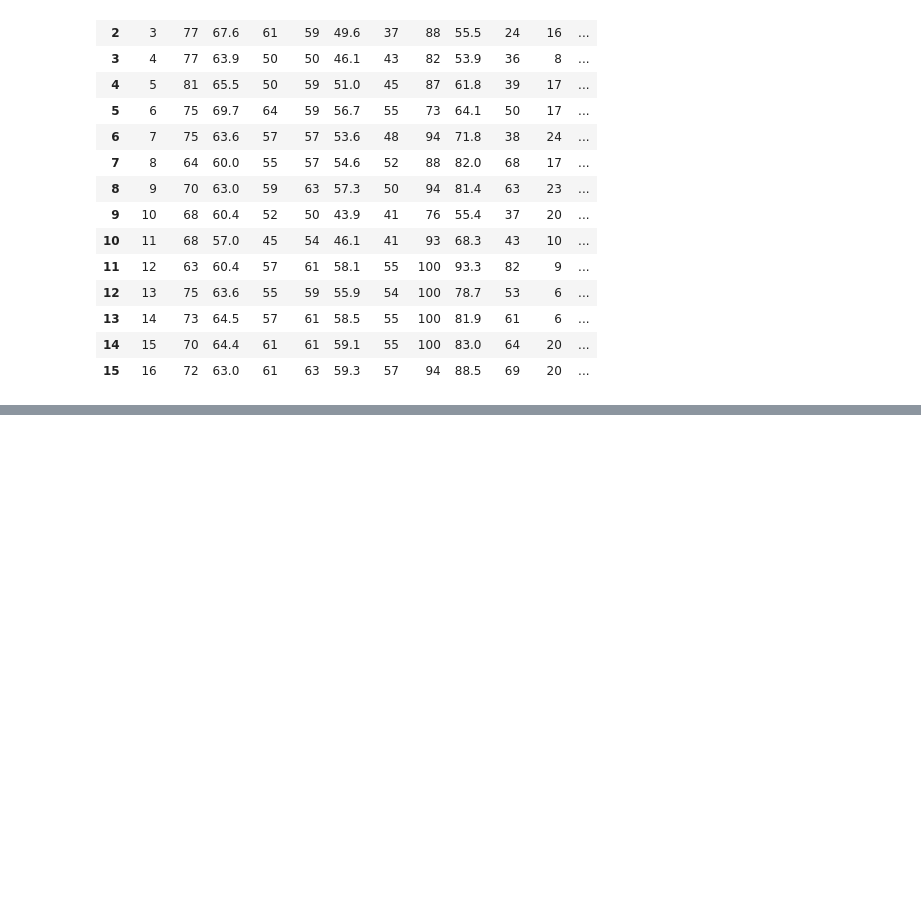
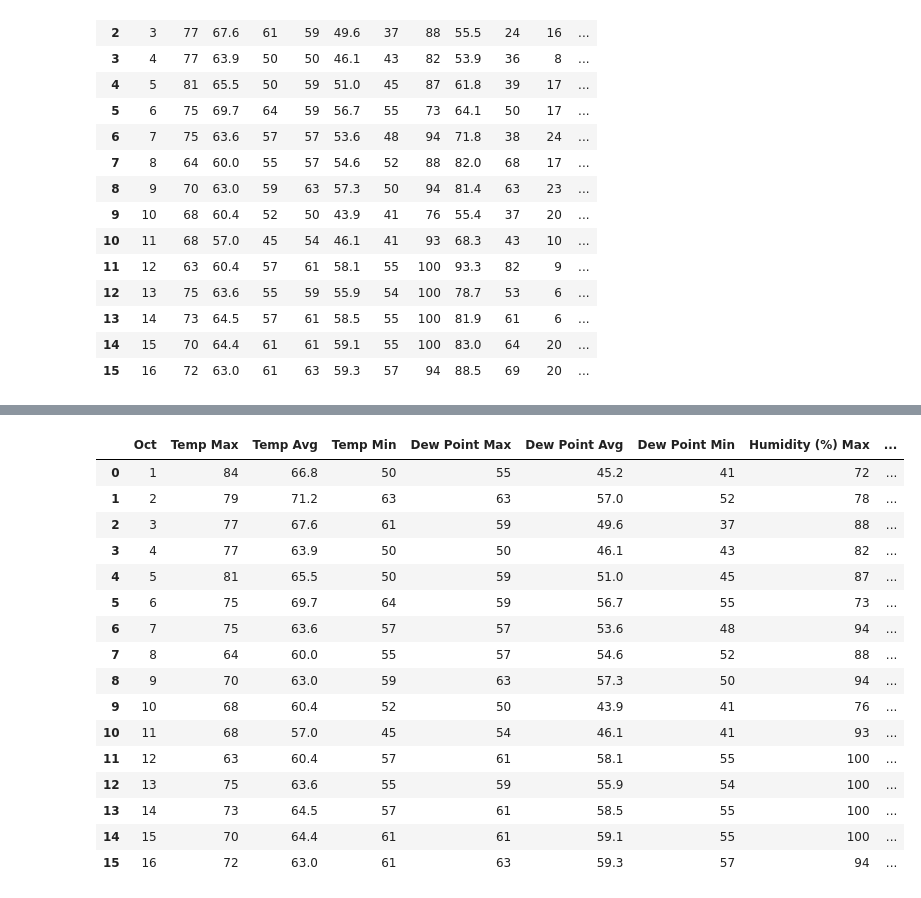
Before and after one commit to ngcarvajall/Lab_Selenium, a Jupyter notebook: laboratori.ipynb, the cells around one changed output, grey strips where cells are left out. Saved outputs shown, nothing was run; the diff lists cells and outputs as text; code cells hidden in the pictures; blank space fills up the shorter version.

```diff
--- a/laboratori.ipynb
+++ b/laboratori.ipynb
@@ -356,3 +336,23 @@ df_final
+# %%
+diccionario = {1: 'Enero', 2: 'Febrero', 3: 'Marzo', 4: 'Abril', 5: 'Mayo', 6: 'Junio', 7:'Julio', 8: 'Agosto', 9: 'Septiembre', 10: 'Octubre', 11:'Noviembre', 12: 'Diciembre'}
+# %% [output]
+|  | Oct | Temp Max | Temp Avg | Temp Min | Dew Point Max | Dew Point Avg | Dew Point Min | Humidity (%) Max | ... |
+| 0 | 1 | 84 | 66.8 | 50 | 55 | 45.2 | 41 | 72 | ... |
+| 1 | 2 | 79 | 71.2 | 63 | 63 | 57.0 | 52 | 78 | ... |
+| 2 | 3 | 77 | 67.6 | 61 | 59 | 49.6 | 37 | 88 | ... |
+| 3 | 4 | 77 | 63.9 | 50 | 50 | 46.1 | 43 | 82 | ... |
+| 4 | 5 | 81 | 65.5 | 50 | 59 | 51.0 | 45 | 87 | ... |
+| 5 | 6 | 75 | 69.7 | 64 | 59 | 56.7 | 55 | 73 | ... |
+| 6 | 7 | 75 | 63.6 | 57 | 57 | 53.6 | 48 | 94 | ... |
+| 7 | 8 | 64 | 60.0 | 55 | 57 | 54.6 | 52 | 88 | ... |
+| 8 | 9 | 70 | 63.0 | 59 | 63 | 57.3 | 50 | 94 | ... |
+| 9 | 10 | 68 | 60.4 | 52 | 50 | 43.9 | 41 | 76 | ... |
+| 10 | 11 | 68 | 57.0 | 45 | 54 | 46.1 | 41 | 93 | ... |
+| 11 | 12 | 63 | 60.4 | 57 | 61 | 58.1 | 55 | 100 | ... |
+| 12 | 13 | 75 | 63.6 | 55 | 59 | 55.9 | 54 | 100 | ... |
+| 13 | 14 | 73 | 64.5 | 57 | 61 | 58.5 | 55 | 100 | ... |
+| 14 | 15 | 70 | 64.4 | 61 | 61 | 59.1 | 55 | 100 | ... |
+| 15 | 16 | 72 | 63.0 | 61 | 63 | 59.3 | 57 | 94 | ... |
 # %%
 lista= list(df_encabezado.iloc[0])
 df_encabezados_bueno=pd.DataFrame(columns= lista)
```
Also changed, not shown: parts of 2 cells of this notebook.
